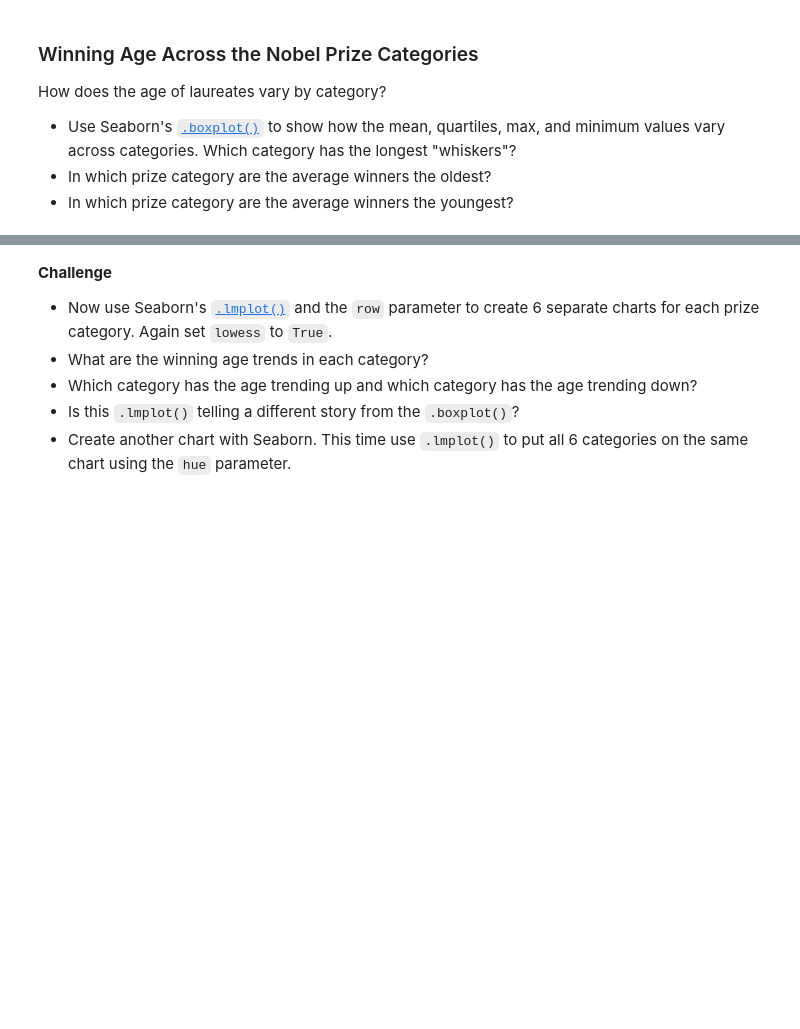
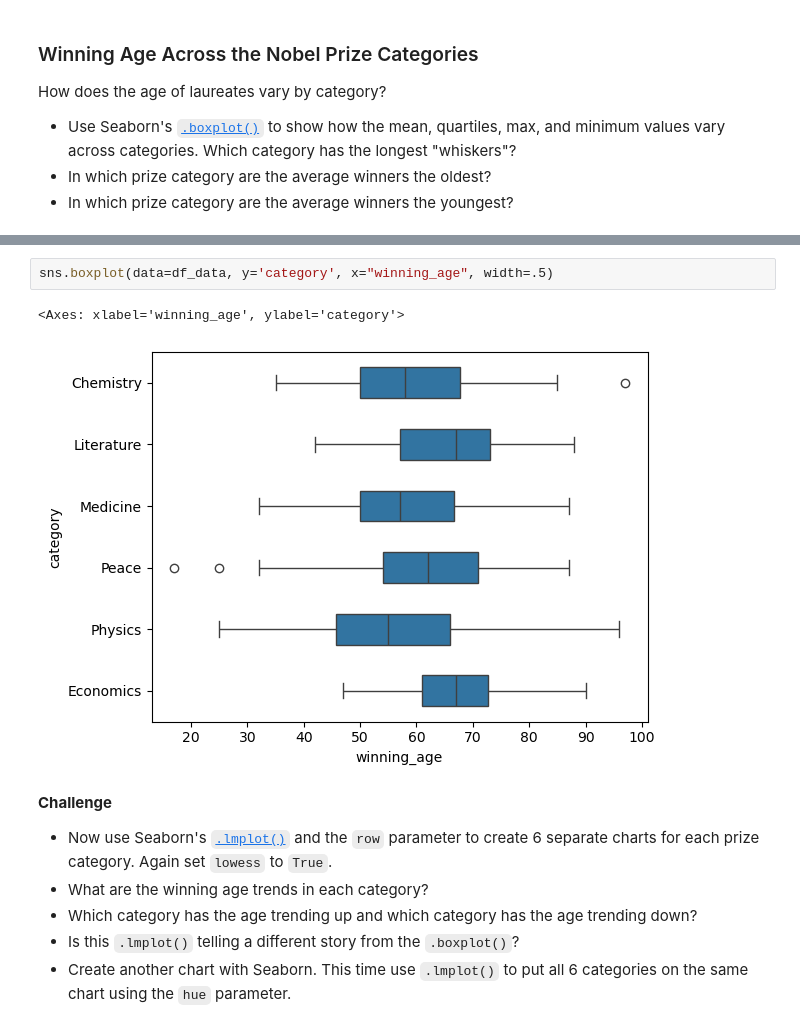
Before and after one commit to ImamSyabana/PythonDay16-100, a Jupyter notebook: Day 79/Nobel_Prize_Analysis_(start).ipynb, the cells around one changed output, grey strips where cells are left out. Cells and saved outputs as stored; diff of their text form; blank space fills up the shorter version.

```diff
--- a/Day 79/Nobel_Prize_Analysis_(start).ipynb
+++ b/Day 79/Nobel_Prize_Analysis_(start).ipynb
@@ -1087,3 +1478,8 @@ How does the age of laureates vary by category?
+# %%
+sns.boxplot(data=df_data, y='category', x="winning_age", width=.5)
+# %% [output]
+<Axes: xlabel='winning_age', ylabel='category'>
+[figure, added]
 # %% [markdown]
 **Challenge**
 * Now use Seaborn's [`.lmplot()`](https://seaborn.pydata.org/generated/seaborn.lmplot.html?highlight=lmplot#seaborn.lmplot) and the `row` parameter to create 6 separate charts for each prize category. Again set `lowess` to `True`.
```
Also changed, not shown: parts of 49 cells of this notebook.
